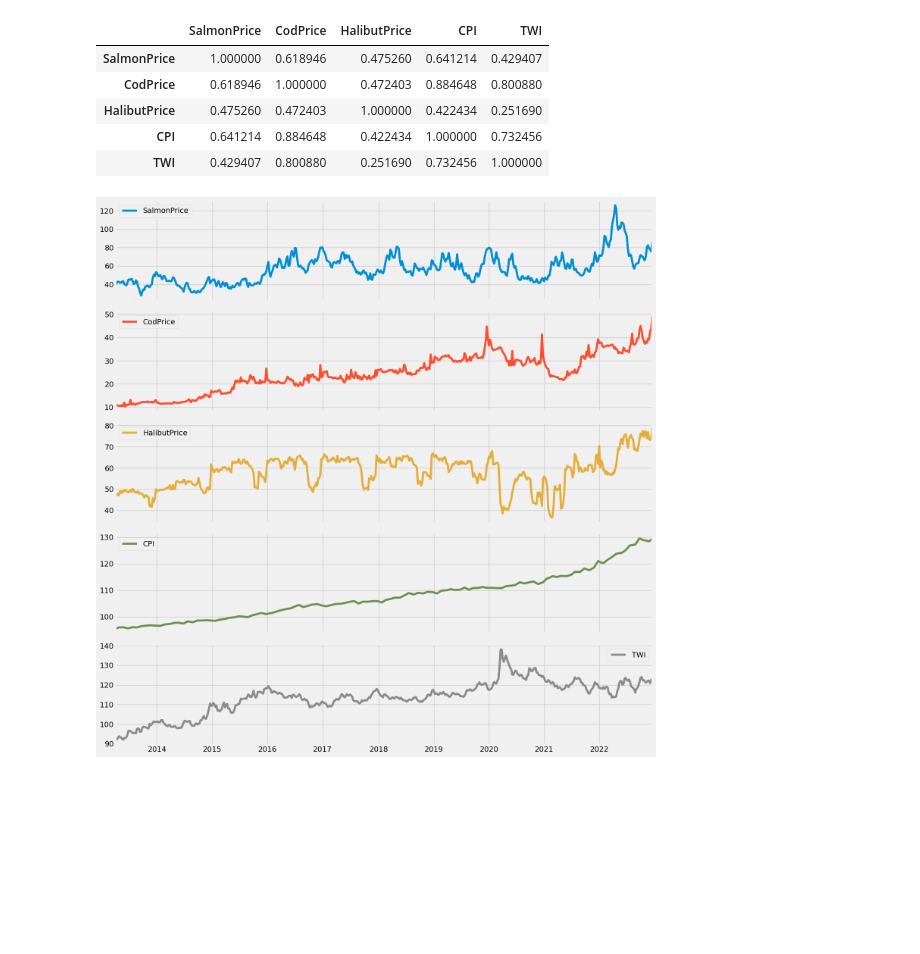
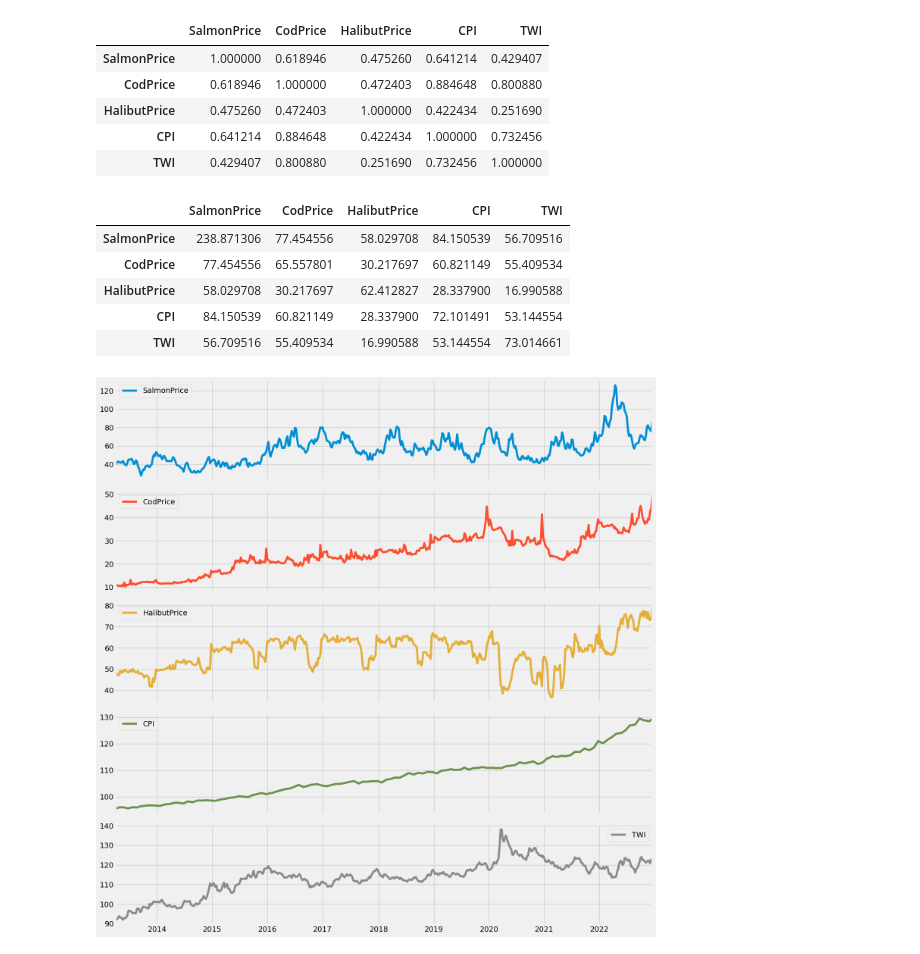
Before and after one commit to BachelorLaks/bachelor2023, a Jupyter notebook: data/Exploratory analysis.ipynb, the cells around one changed output. Saved outputs shown, nothing was run; the diff lists cells and outputs as text; code cells hidden in the pictures; blank space fills up the shorter version.

```diff
--- a/data/Exploratory analysis.ipynb
+++ b/data/Exploratory analysis.ipynb
@@ -28,6 +49,15 @@ var_set.corr()
 | HalibutPrice | 0.475260 | 0.472403 | 1.000000 | 0.422434 | 0.251690 |
 | CPI | 0.641214 | 0.884648 | 0.422434 | 1.000000 | 0.732456 |
 | TWI | 0.429407 | 0.800880 | 0.251690 | 0.732456 | 1.000000 |
+# %%
+var_set.cov()
+# %% [output]
+|  | SalmonPrice | CodPrice | HalibutPrice | CPI | TWI |
+| SalmonPrice | 238.871306 | 77.454556 | 58.029708 | 84.150539 | 56.709516 |
+| CodPrice | 77.454556 | 65.557801 | 30.217697 | 60.821149 | 55.409534 |
+| HalibutPrice | 58.029708 | 30.217697 | 62.412827 | 28.337900 | 16.990588 |
+| CPI | 84.150539 | 60.821149 | 28.337900 | 72.101491 | 53.144554 |
+| TWI | 56.709516 | 55.409534 | 16.990588 | 53.144554 | 73.014661 |
 # %%
 var_set.plot(subplots = True, figsize=(15,15))
 
```
Also changed, not shown: parts of 5 cells of this notebook.
